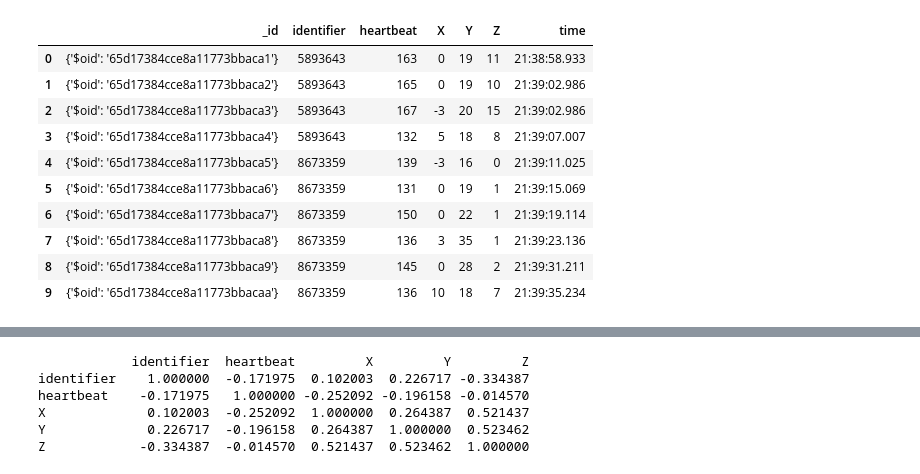
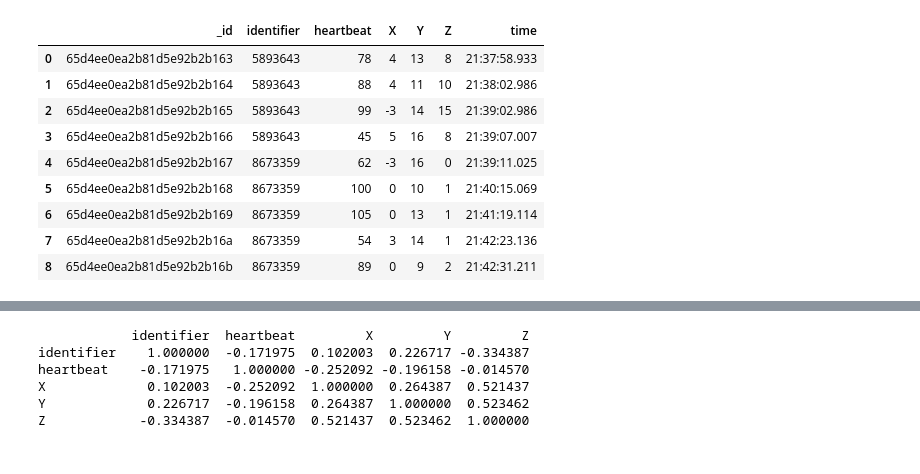
Before and after one commit to ezekiel9m/projeto-mestrado-iot-coracao-artificial, a Jupyter notebook: jupyter-notbook/projeto-iot-ca.ipynb, the cells around one changed output, grey strips where cells are left out. Saved outputs shown, nothing was run; the diff lists cells and outputs as text; code cells hidden in the pictures.

```diff
--- a/jupyter-notbook/projeto-iot-ca.ipynb
+++ b/jupyter-notbook/projeto-iot-ca.ipynb
@@ -24,19 +27,18 @@ print(doc)
 data_f = json_util.dumps(doc)
 data = pd.read_json(data_f)
 # %%
-data.head(10)
+data.head(9)
 # %% [output]
 |  | _id | identifier | heartbeat | X | Y | Z | time |
-| 0 | {'$oid': '65d17384cce8a11773bbaca1'} | 5893643 | 163 | 0 | 19 | 11 | 21:38:58.933 |
-| 1 | {'$oid': '65d17384cce8a11773bbaca2'} | 5893643 | 165 | 0 | 19 | 10 | 21:39:02.986 |
-| 2 | {'$oid': '65d17384cce8a11773bbaca3'} | 5893643 | 167 | -3 | 20 | 15 | 21:39:02.986 |
-| 3 | {'$oid': '65d17384cce8a11773bbaca4'} | 5893643 | 132 | 5 | 18 | 8 | 21:39:07.007 |
-| 4 | {'$oid': '65d17384cce8a11773bbaca5'} | 8673359 | 139 | -3 | 16 | 0 | 21:39:11.025 |
-| 5 | {'$oid': '65d17384cce8a11773bbaca6'} | 8673359 | 131 | 0 | 19 | 1 | 21:39:15.069 |
-| 6 | {'$oid': '65d17384cce8a11773bbaca7'} | 8673359 | 150 | 0 | 22 | 1 | 21:39:19.114 |
-| 7 | {'$oid': '65d17384cce8a11773bbaca8'} | 8673359 | 136 | 3 | 35 | 1 | 21:39:23.136 |
-| 8 | {'$oid': '65d17384cce8a11773bbaca9'} | 8673359 | 145 | 0 | 28 | 2 | 21:39:31.211 |
-| 9 | {'$oid': '65d17384cce8a11773bbacaa'} | 8673359 | 136 | 10 | 18 | 7 | 21:39:35.234 |
+| 0 | 65d4ee0ea2b81d5e92b2b163 | 5893643 | 78 | 4 | 13 | 8 | 21:37:58.933 |
+| 1 | 65d4ee0ea2b81d5e92b2b164 | 5893643 | 88 | 4 | 11 | 10 | 21:38:02.986 |
+| 2 | 65d4ee0ea2b81d5e92b2b165 | 5893643 | 99 | -3 | 14 | 15 | 21:39:02.986 |
+| 3 | 65d4ee0ea2b81d5e92b2b166 | 5893643 | 45 | 5 | 16 | 8 | 21:39:07.007 |
+| 4 | 65d4ee0ea2b81d5e92b2b167 | 8673359 | 62 | -3 | 16 | 0 | 21:39:11.025 |
+| 5 | 65d4ee0ea2b81d5e92b2b168 | 8673359 | 100 | 0 | 10 | 1 | 21:40:15.069 |
+| 6 | 65d4ee0ea2b81d5e92b2b169 | 8673359 | 105 | 0 | 13 | 1 | 21:41:19.114 |
+| 7 | 65d4ee0ea2b81d5e92b2b16a | 8673359 | 54 | 3 | 14 | 1 | 21:42:23.136 |
+| 8 | 65d4ee0ea2b81d5e92b2b16b | 8673359 | 89 | 0 | 9 | 2 | 21:42:31.211 |
 # %%
 data.info()
 # %% [output]
```
Also changed, not shown: parts of 28 cells of this notebook, 41 other files.
